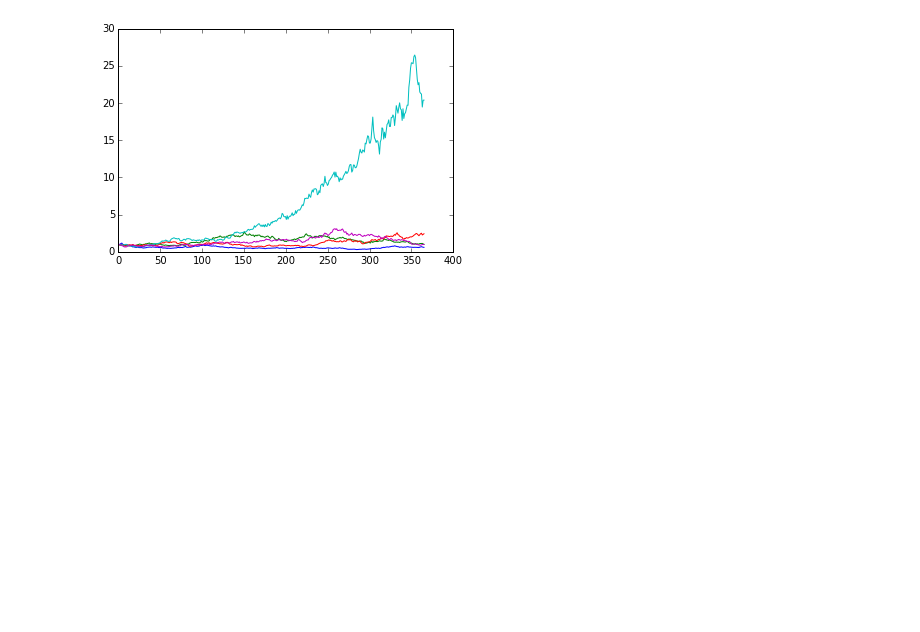
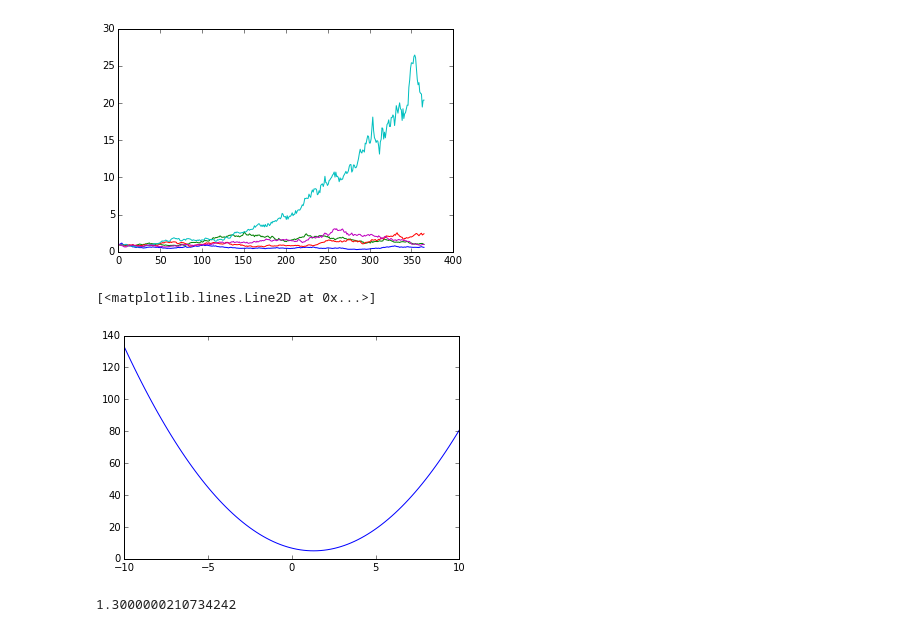
Before and after one commit to wpmackay/Python, a Jupyter notebook: Notes/Week 11 Notes.ipynb, the cells around one changed output. Saved outputs shown, nothing was run; the diff lists cells and outputs as text; code cells hidden in the pictures; blank space fills up the shorter version.

```diff
--- a/Notes/Week 11 Notes.ipynb
+++ b/Notes/Week 11 Notes.ipynb
@@ -207,7 +205,7 @@ for i in xrange(trials):
 # %%
 #Golden Section Search
     #Start with an interval [a,b] which contains a minimum
-    #let r=(sqrt(3)-1)/2
+    #let r=(sqrt(5)-1)/2
     #x1=a+(1-r)(b-a)
     #x2=a+r(b-a)
     #f1,f2=f(x1),f(x2)
@@ -218,3 +216,36 @@ for i in xrange(trials):
     #else, a,x1,b=x1,x2,b
         #x2=a+r(b-a)
         #f1,f2=f2,f(x2)
+def f(x):
+    return (x - 1.3)**2 + 5
+
+def golden_section(f,a,b,tol=1e-4, max_iters=100):
+    count=0
+    r=(sqrt(5)-1)/2
+    x1=a+(1-r)*(b-a)
+    x2=a+r*(b-a)
+    f1,f2=f(x1),f(x2)
+    while (a-b)<tol:
+        if count>max_iters:
+            break
+        if f1<f2:
+            a,x2,b=a,x1,x2
+            x1 =a+(1-r)*(b-a)
+            f1,f2=f(x1),f1
+        else:
+            a,x1,b=x1,x2,b
+            x2=a+r*(b-a)
+            f1,f2=f2,f(x2)
+        count+=1
+    return a
+# %%
+x=linspace(-10,10,100)
+y=f(x)
+plot(x,y)
+# %% [output]
+[<matplotlib.lines.Line2D at 0x...>]
+[figure, added]
+# %%
+golden_section(f,-5,5)
+# %% [output]
+1.3000000210734242
```
Also changed, not shown: parts of 3 cells of this notebook.
